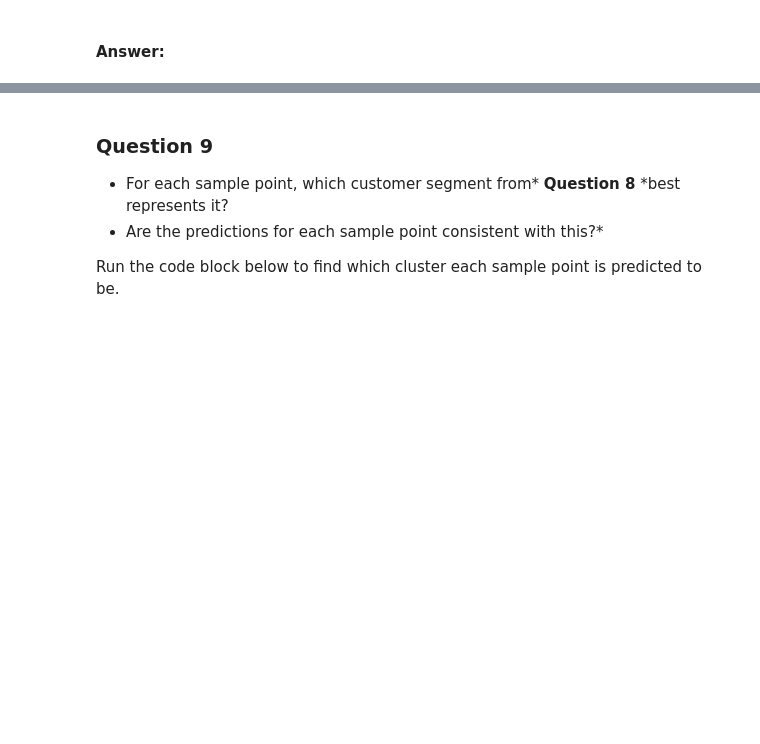
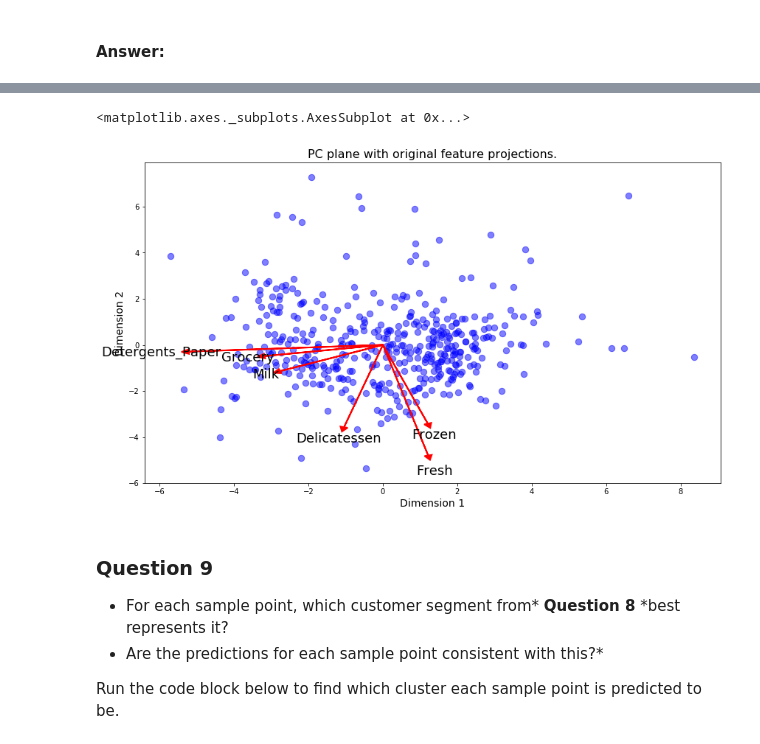
Before and after one commit to JeroenSchmidt/Udacity-Machine-Learning-Nano-Degree, a Jupyter notebook: Projects/projects for submission/customer_segments (Unsupervised Learning)/customer_segments.ipynb, the cells around one changed output, grey strips where cells are left out. Saved outputs shown, nothing was run; the diff lists cells and outputs as text; code cells hidden in the pictures; blank space fills up the shorter version.

```diff
--- a/Projects/projects for submission/customer_segments (Unsupervised Learning)/customer_segments.ipynb
+++ b/Projects/projects for submission/customer_segments (Unsupervised Learning)/customer_segments.ipynb
@@ -807,3 +915,9 @@ display(true_centers)
+# %%
+# Recall the following biplot
+vs.biplot(good_data, reduced_data, pca)
+# %% [output]
+<matplotlib.axes._subplots.AxesSubplot at 0x...>
+[figure, added]
 # %% [markdown]
 ### Question 9
 
```
Also changed, not shown: parts of 17 cells of this notebook.
